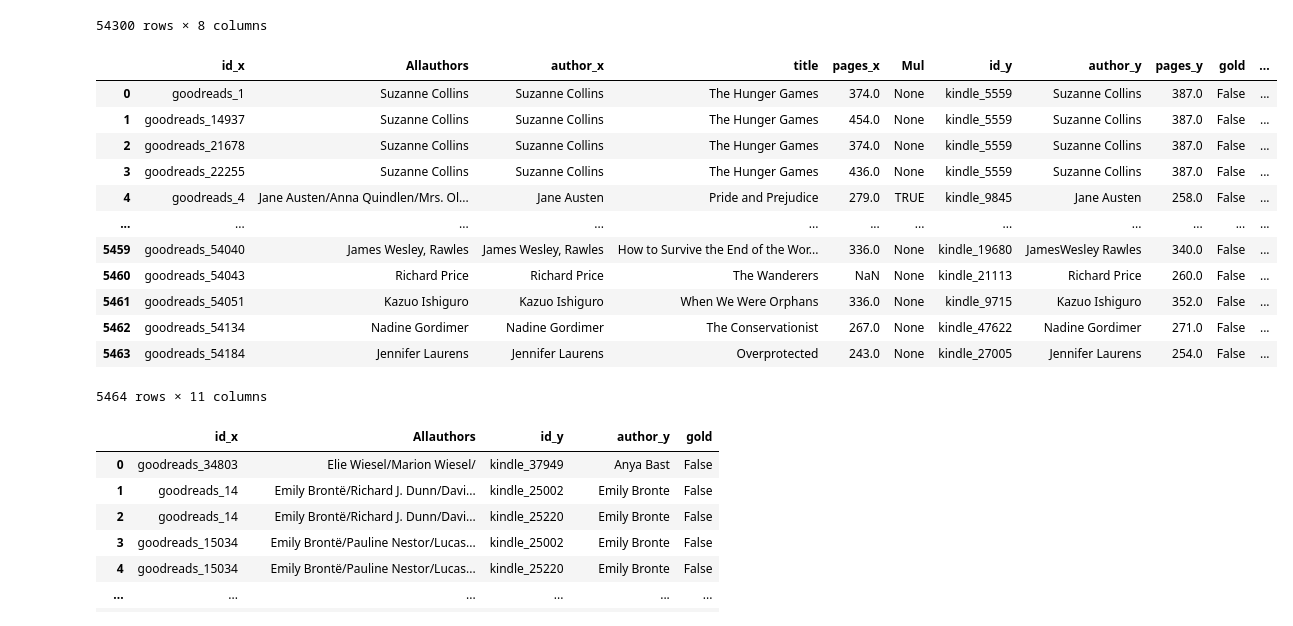
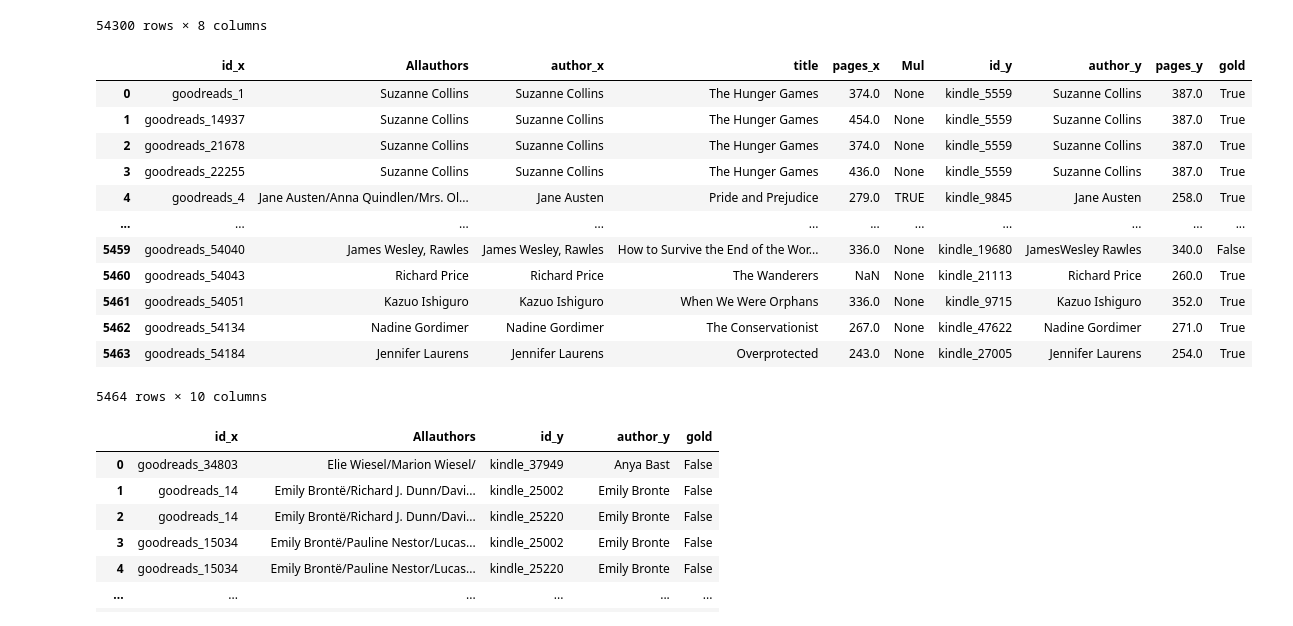
Before and after one commit to ahmed-elzamarany/Web_Data_Integration, a Jupyter notebook: Notebooks/Creating_GS.ipynb, the cells around one changed output. Cells and saved outputs as stored; diff of their text form; code cells hidden in the pictures.

```diff
--- a/Notebooks/Creating_GS.ipynb
+++ b/Notebooks/Creating_GS.ipynb
@@ -327,22 +405,20 @@ df_g=df_g.drop(['genres','rating'],1)
 df_k=df_kindle.drop(['price','language','rating','publisher'],1)
 # %%
 G_df=pd.merge(df_g, df_k,  left_on=['title'], right_on = ['title'])
-G_df["gold"] =  np.where(G_df['pages_x'] == G_df['pages_y'],True,False)
-G_df["author_gold"] =  np.where(G_df['author_x'] == G_df['author_y'],True,False)
-# G_df.drop(["title","author"],1,inplace=True)
+G_df["gold"] =  np.where(((G_df['pages_x'] == G_df['pages_y'])|(G_df['author_x'] == G_df['author_y'])),True,False)
 G_df
 # %% [output]
-|  | id_x | Allauthors | author_x | title | pages_x | Mul | id_y | author_y | pages_y | gold | ... |
-| 0 | goodreads_1 | Suzanne Collins | Suzanne Collins | The Hunger Games | 374.0 | None | kindle_5559 | Suzanne Collins | 387.0 | False | ... |
-| 1 | goodreads_14937 | Suzanne Collins | Suzanne Collins | The Hunger Games | 454.0 | None | kindle_5559 | Suzanne Collins | 387.0 | False | ... |
-| 2 | goodreads_21678 | Suzanne Collins | Suzanne Collins | The Hunger Games | 374.0 | None | kindle_5559 | Suzanne Collins | 387.0 | False | ... |
-| 3 | goodreads_22255 | Suzanne Collins | Suzanne Collins | The Hunger Games | 436.0 | None | kindle_5559 | Suzanne Collins | 387.0 | False | ... |
-| 4 | goodreads_4 | Jane Austen/Anna Quindlen/Mrs. Ol... | Jane Austen | Pride and Prejudice | 279.0 | TRUE | kindle_9845 | Jane Austen | 258.0 | False | ... |
-| ... | ... | ... | ... | ... | ... | ... | ... | ... | ... | ... | ... |
-| 5459 | goodreads_54040 | James Wesley, Rawles | James Wesley, Rawles | How to Survive the End of the Wor... | 336.0 | None | kindle_19680 | JamesWesley Rawles | 340.0 | False | ... |
-| 5460 | goodreads_54043 | Richard Price | Richard Price | The Wanderers | NaN | None | kindle_21113 | Richard Price | 260.0 | False | ... |
-| 5461 | goodreads_54051 | Kazuo Ishiguro | Kazuo Ishiguro | When We Were Orphans | 336.0 | None | kindle_9715 | Kazuo Ishiguro | 352.0 | False | ... |
-| 5462 | goodreads_54134 | Nadine Gordimer | Nadine Gordimer | The Conservationist | 267.0 | None | kindle_47622 | Nadine Gordimer | 271.0 | False | ... |
-| 5463 | goodreads_54184 | Jennifer Laurens | Jennifer Laurens | Overprotected | 243.0 | None | kindle_27005 | Jennifer Laurens | 254.0 | False | ... |
+|  | id_x | Allauthors | author_x | title | pages_x | Mul | id_y | author_y | pages_y | gold |
+| 0 | goodreads_1 | Suzanne Collins | Suzanne Collins | The Hunger Games | 374.0 | None | kindle_5559 | Suzanne Collins | 387.0 | True |
+| 1 | goodreads_14937 | Suzanne Collins | Suzanne Collins | The Hunger Games | 454.0 | None | kindle_5559 | Suzanne Collins | 387.0 | True |
+| 2 | goodreads_21678 | Suzanne Collins | Suzanne Collins | The Hunger Games | 374.0 | None | kindle_5559 | Suzanne Collins | 387.0 | True |
+| 3 | goodreads_22255 | Suzanne Collins | Suzanne Collins | The Hunger Games | 436.0 | None | kindle_5559 | Suzanne Collins | 387.0 | True |
+| 4 | goodreads_4 | Jane Austen/Anna Quindlen/Mrs. Ol... | Jane Austen | Pride and Prejudice | 279.0 | TRUE | kindle_9845 | Jane Austen | 258.0 | True |
+| ... | ... | ... | ... | ... | ... | ... | ... | ... | ... | ... |
+| 5459 | goodreads_54040 | James Wesley, Rawles | James Wesley, Rawles | How to Survive the End of the Wor... | 336.0 | None | kindle_19680 | JamesWesley Rawles | 340.0 | False |
+| 5460 | goodreads_54043 | Richard Price | Richard Price | The Wanderers | NaN | None | kindle_21113 | Richard Price | 260.0 | True |
+| 5461 | goodreads_54051 | Kazuo Ishiguro | Kazuo Ishiguro | When We Were Orphans | 336.0 | None | kindle_9715 | Kazuo Ishiguro | 352.0 | True |
+| 5462 | goodreads_54134 | Nadine Gordimer | Nadine Gordimer | The Conservationist | 267.0 | None | kindle_47622 | Nadine Gordimer | 271.0 | True |
+| 5463 | goodreads_54184 | Jennifer Laurens | Jennifer Laurens | Overprotected | 243.0 | None | kindle_27005 | Jennifer Laurens | 254.0 | True |
-5464 rows × 11 columns
+5464 rows × 10 columns
 # %%
```
Also changed, not shown: parts of 52 cells of this notebook, 11 other files.
